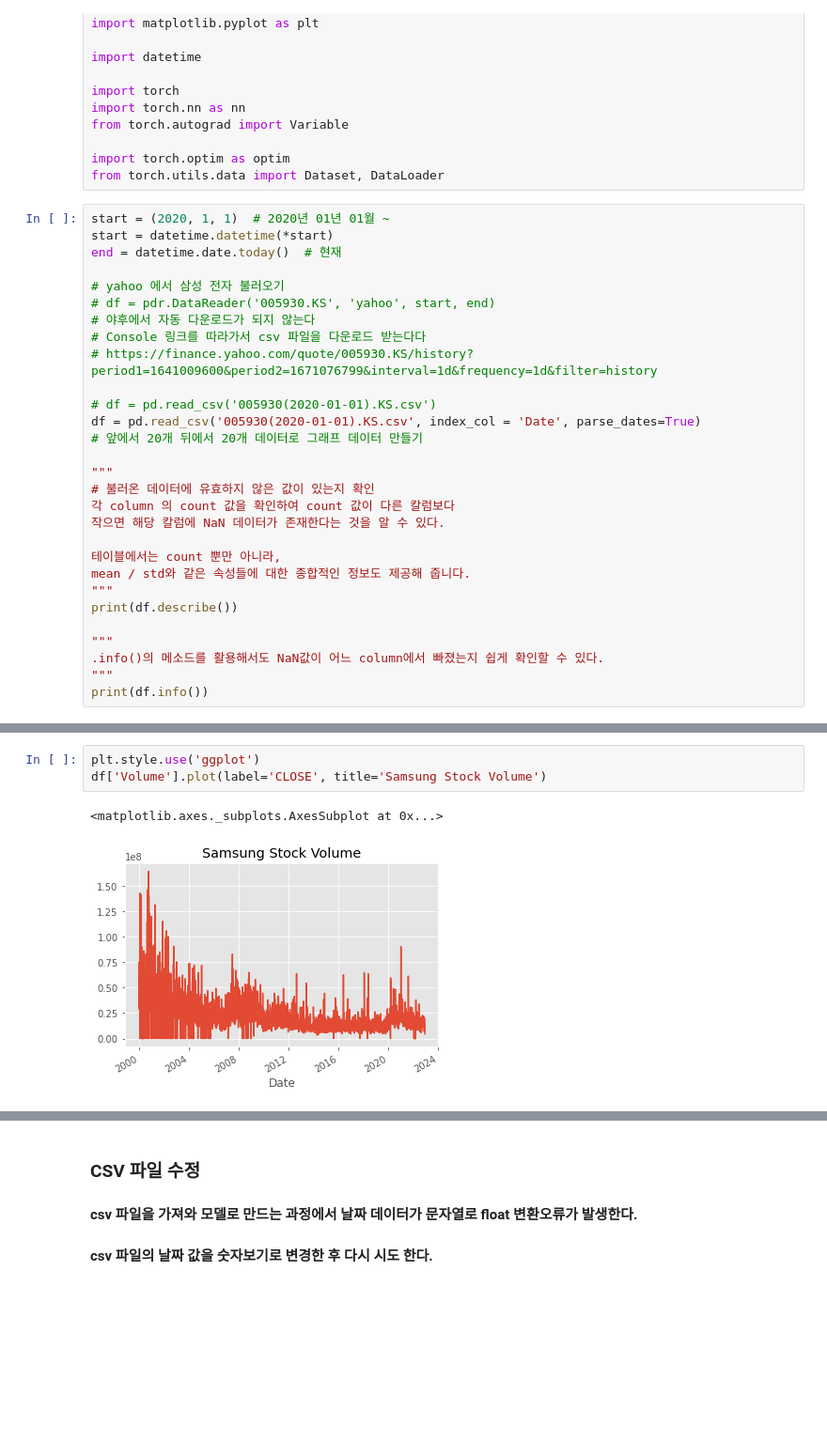
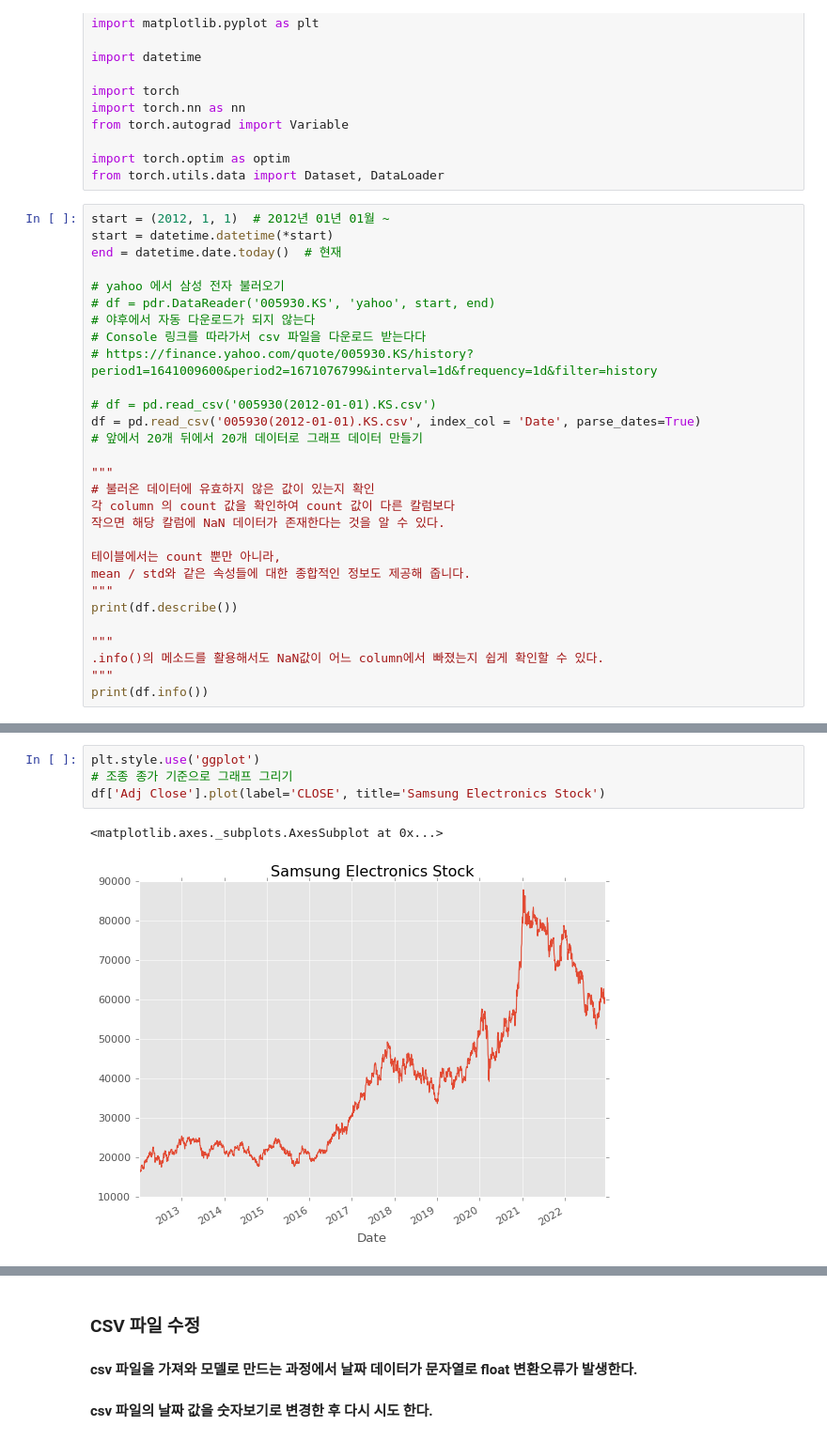
Before and after one commit to callor/Callor-DeepLearning-2022, a Jupyter notebook: 삼성전자주가예측.ipynb, the cells around one changed output, grey strips where cells are left out. Shown at 94% size. Drawn from its saved outputs; the diff is of its cells as text; blank space fills up the shorter version.

```diff
--- a/삼성전자주가예측.ipynb
+++ b/삼성전자주가예측.ipynb
@@ -21,7 +25,7 @@ from torch.autograd import Variable
 import torch.optim as optim
 from torch.utils.data import Dataset, DataLoader
 # %%
-start = (2020, 1, 1)  # 2020년 01년 01월 ~
+start = (2012, 1, 1)  # 2012년 01년 01월 ~
 start = datetime.datetime(*start)
 end = datetime.date.today()  # 현재
 
@@ -31,8 +35,8 @@ end = datetime.date.today()  # 현재
 # Console 링크를 따라가서 csv 파일을 다운로드 받는다다
 # https://finance.yahoo.com/quote/005930.KS/history?period1=1641009600&period2=1671076799&interval=1d&frequency=1d&filter=history
 
-# df = pd.read_csv('005930(2020-01-01).KS.csv')
-df = pd.read_csv('005930(2020-01-01).KS.csv', index_col = 'Date', parse_dates=True)
+# df = pd.read_csv('005930(2012-01-01).KS.csv')
+df = pd.read_csv('005930(2012-01-01).KS.csv', index_col = 'Date', parse_dates=True)
 # 앞에서 20개 뒤에서 20개 데이터로 그래프 데이터 만들기
 
 """
@@ -80,8 +84,9 @@ df.tail(5)
 | 2022-12-14 | 59800 | 60600 | 59800 | 60300 | 60300.0 | 4443728 |
 # %%
 plt.style.use('ggplot')
-df['Volume'].plot(label='CLOSE', title='Samsung Stock Volume')
+# 조종 종가 기준으로 그래프 그리기
+df['Adj Close'].plot(label='CLOSE', title='Samsung Electronics Stock')
 # %% [output]
 <matplotlib.axes._subplots.AxesSubplot at 0x...>
-[figure, old version]
+[figure, new version]
 # %%
```
Also changed, not shown: parts of 10 cells of this notebook.
